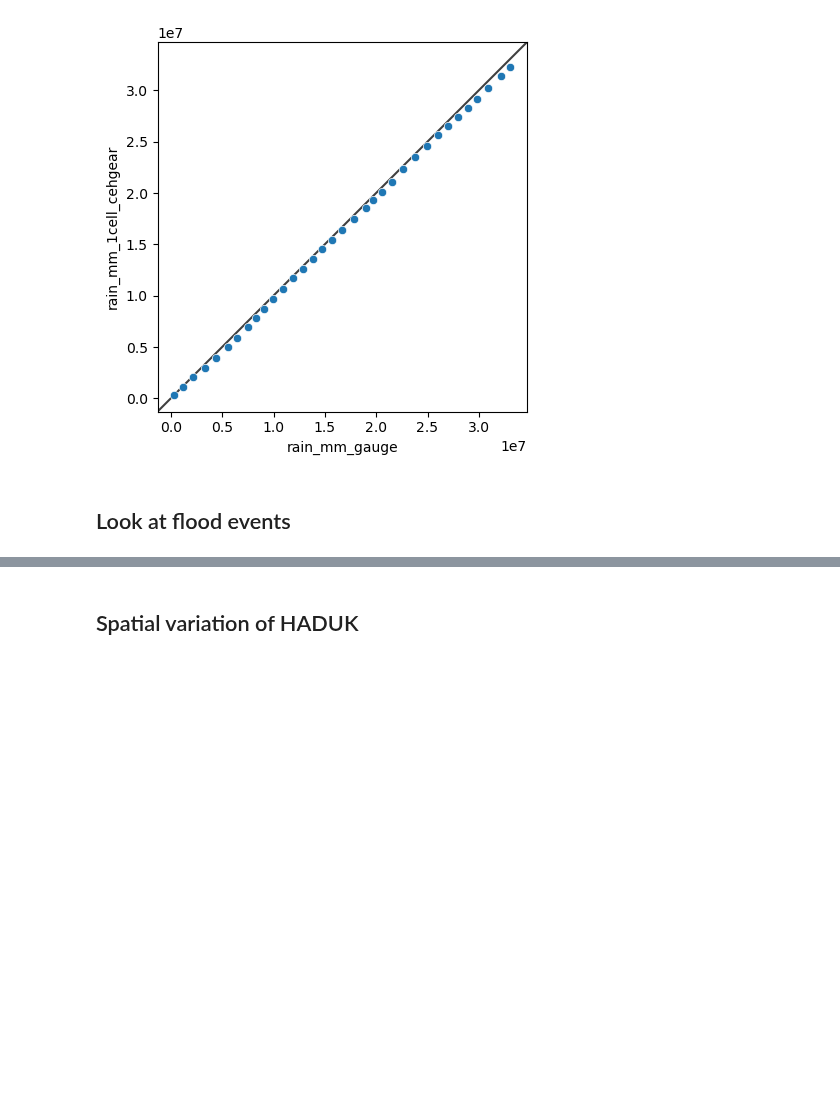
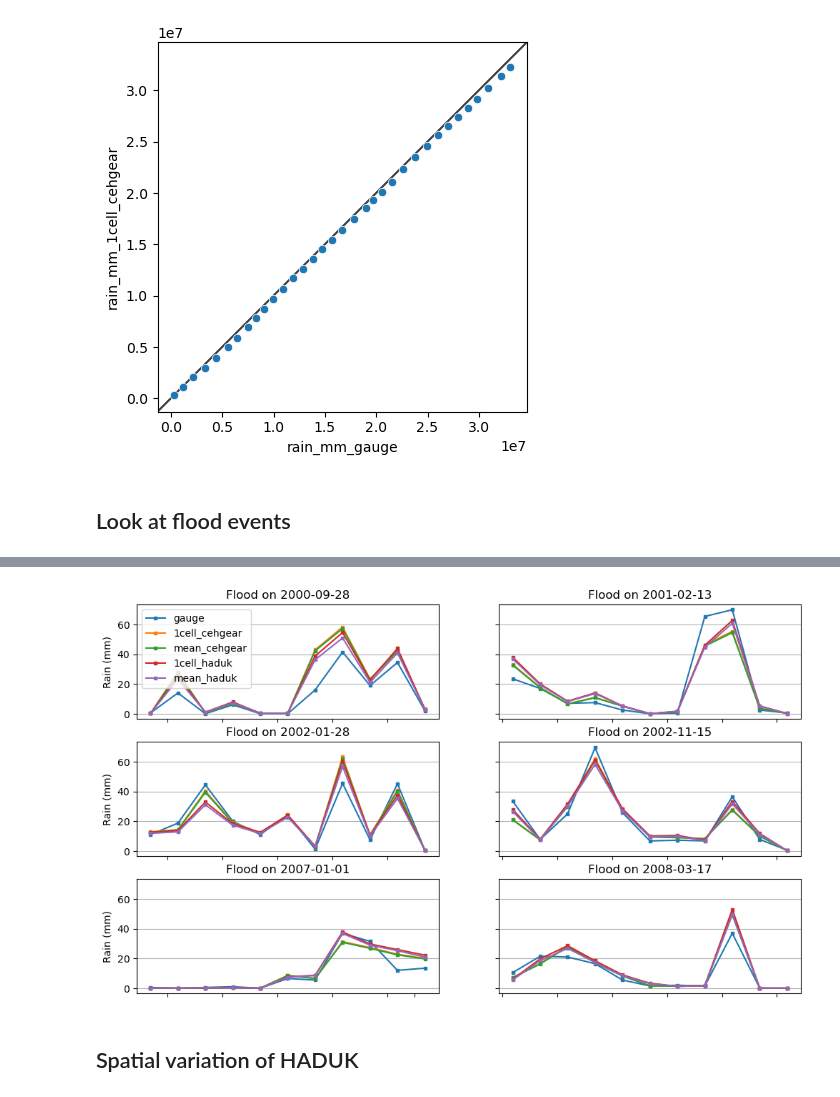
Before and after one commit to Thomasjkeel/FDRI-comparing-rainfall-data-in-upper-severn, a Jupyter notebook: notebooks/Carreg_wen_gauge_vs_grid.ipynb, the cells around one changed output, grey strips where cells are left out. Cells and saved outputs as stored; diff of their text form; code cells hidden in the pictures; blank space fills up the shorter version.

Commit message:
add flood event

```diff
--- a/notebooks/Carreg_wen_gauge_vs_grid.ipynb
+++ b/notebooks/Carreg_wen_gauge_vs_grid.ipynb
@@ -278,7 +278,7 @@ ax.plot(lims, lims, 'k-', alpha=0.75, zorder=0)
 ## Look at flood events
 # %%
 ## Severn-wide flood events (from: https://github.com/Thomasjkeel/FDRI-catchment-contribution-to-floods)
-severn_flood_dates = ['2008-03-17','2008-11-11', '2012-04-30', '2013-02-15', '2020-01-15']
+severn_flood_dates = ['2000-09-28', '2001-02-13', '2002-01-28', '2002-11-15', '2007-01-01', '2008-03-17','2008-11-11']
 severn_flood_dates = [datetime.datetime.strptime(flood_date + ' 09:00', "%Y-%m-%d %H:%M") for flood_date in severn_flood_dates]
 severn_flood_dates
 # %% [output]
@@ -289,0 +292,9 @@ severn_flood_dates
+# %%
+def get_date_ndays_before(one_date, ndays):
+    return one_date-datetime.timedelta(days=ndays)
+# %%
+def get_data_ndays_before_flood_date(data, flood_date):
+    days_before = get_date_ndays_before(flood_date, ndays=10)
+    return data.filter(
+        (pl.col("time") >= days_before) & (pl.col("time") <= flood_date)
+    )
@@ -290,3 +318,18 @@ severn_flood_dates
+# %%
+fig, axes = plt.subplots(3, 2, figsize=(12, 8), sharey=True)
+for ind, ax in enumerate(axes.flatten()):
+    if ind == 0:
+        get_data_ndays_before_flood_date(carreg_rain_data, severn_flood_dates[ind]).to_pandas().set_index('time').plot(ax=ax, marker='s', markersize=3)
+        ax.legend([col.split('rain_mm_')[-1] for col in annual_data_dir['mean'].columns[1:]])
+    else:
+        get_data_ndays_before_flood_date(carreg_rain_data, severn_flood_dates[ind]).to_pandas().set_index('time').plot(ax=ax, marker='s', markersize=3, legend=False)
+    ax.set_title(f"Flood on {severn_flood_dates[ind].strftime('%Y-%m-%d')}")
+    ax.set_xticklabels((''));
+    ax.set_xlabel('')
+    ax.set_ylabel('Rain (mm)')
+    ax.grid(axis='y')
+# %% [output]
+[figure, added]
 # %% [markdown]
 ## Spatial variation of HADUK
 # %%
```
Also changed, not shown: parts of 5 cells of this notebook.
